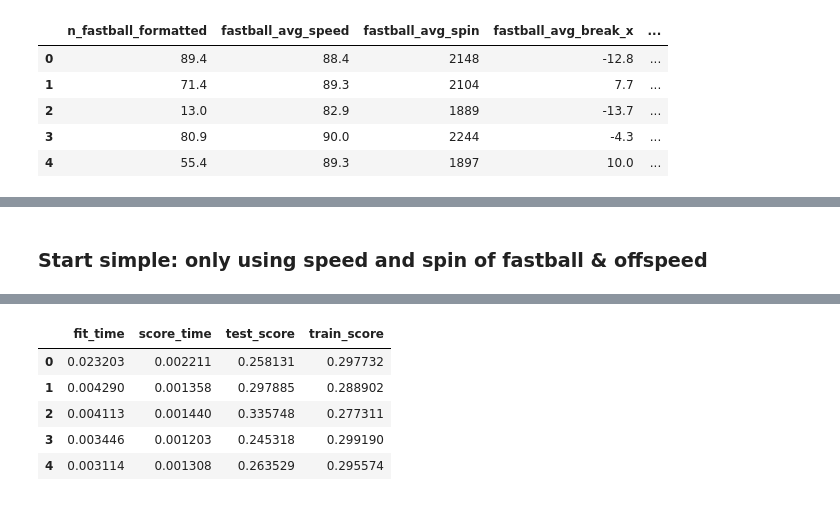
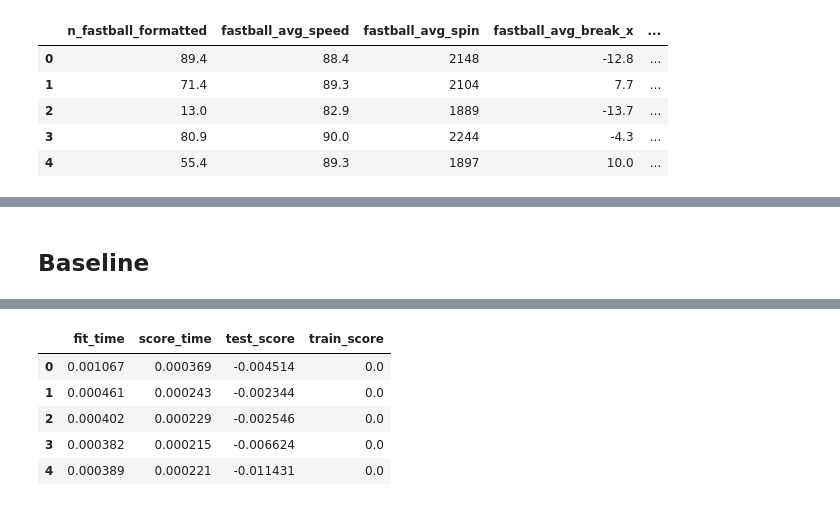
Before and after one commit to Stevey8/Fastball-vs-Pitcher-Performance, a Jupyter notebook: mlb_pitcher_2019.ipynb, the cells around one changed output, grey strips where cells are left out. Saved outputs shown, nothing was run; the diff lists cells and outputs as text; code cells hidden in the pictures.

```diff
--- a/mlb_pitcher_2019.ipynb
+++ b/mlb_pitcher_2019.ipynb
@@ -477,0 +467,11 @@ print(statcast['p_formatted_ip'].min())
+# %%
+preprocessor = make_pipeline(SimpleImputer(strategy="median"), StandardScaler())
+X_scaled = preprocessor.fit_transform(X_clustering)
+# %%
+plt.figure(figsize=(5, 3))
+
+kmeans = KMeans(n_init='auto', random_state=123)
+visualizer = KElbowVisualizer(kmeans, k=(1,10))
+
+visualizer.fit(X_scaled)
+visualizer.show()
@@ -477,0 +481,4 @@ print(statcast['p_formatted_ip'].min())
+# %%
+kmeans_4 = KMeans(n_clusters=4, n_init='auto')
+kmeans_4.fit(X_scaled)
+labels = kmeans_4.labels_
@@ -492,0 +530,6 @@ X.head()
+# %%
+X['label']=labels
+X['speed_diff'] = X['fastball_avg_speed'] / X['offspeed_avg_speed']
+X['spin_diff'] = X['fastball_avg_spin'] / X['offspeed_avg_spin']
+print(X.shape)
+X.head()
@@ -493,5 +561,3 @@ X.head()
 # %%
 # split the data
 X_train, X_test, y_train, y_test = train_test_split(X, y, test_size=0.2, random_state=123)
-# %% [markdown]
-### Start simple: only using speed and spin of fastball & offspeed
@@ -511,3 +576,6 @@ pipe = make_pipeline(preprocessor, ridge)
+# %% [markdown]
+## Baseline
 # %%
-pd.DataFrame(cross_validate(pipe, X_train, y_train, return_train_score=True))
+dummy = DummyRegressor()
+pd.DataFrame(cross_validate(dummy, X_train, y_train, return_train_score=True))
 # %% [output]
@@ -519,6 +582,6 @@ Intel MKL WARNING: Support of Intel(R) Streaming SIMD Extensions 4.2 (Intel(R) S
 |  | fit_time | score_time | test_score | train_score |
-| 0 | 0.023203 | 0.002211 | 0.258131 | 0.297732 |
-| 1 | 0.004290 | 0.001358 | 0.297885 | 0.288902 |
-| 2 | 0.004113 | 0.001440 | 0.335748 | 0.277311 |
-| 3 | 0.003446 | 0.001203 | 0.245318 | 0.299190 |
-| 4 | 0.003114 | 0.001308 | 0.263529 | 0.295574 |
+| 0 | 0.001067 | 0.000369 | -0.004514 | 0.0 |
+| 1 | 0.000461 | 0.000243 | -0.002344 | 0.0 |
+| 2 | 0.000402 | 0.000229 | -0.002546 | 0.0 |
+| 3 | 0.000382 | 0.000215 | -0.006624 | 0.0 |
+| 4 | 0.000389 | 0.000221 | -0.011431 | 0.0 |
```
Also changed, not shown: parts of 38 cells of this notebook.
